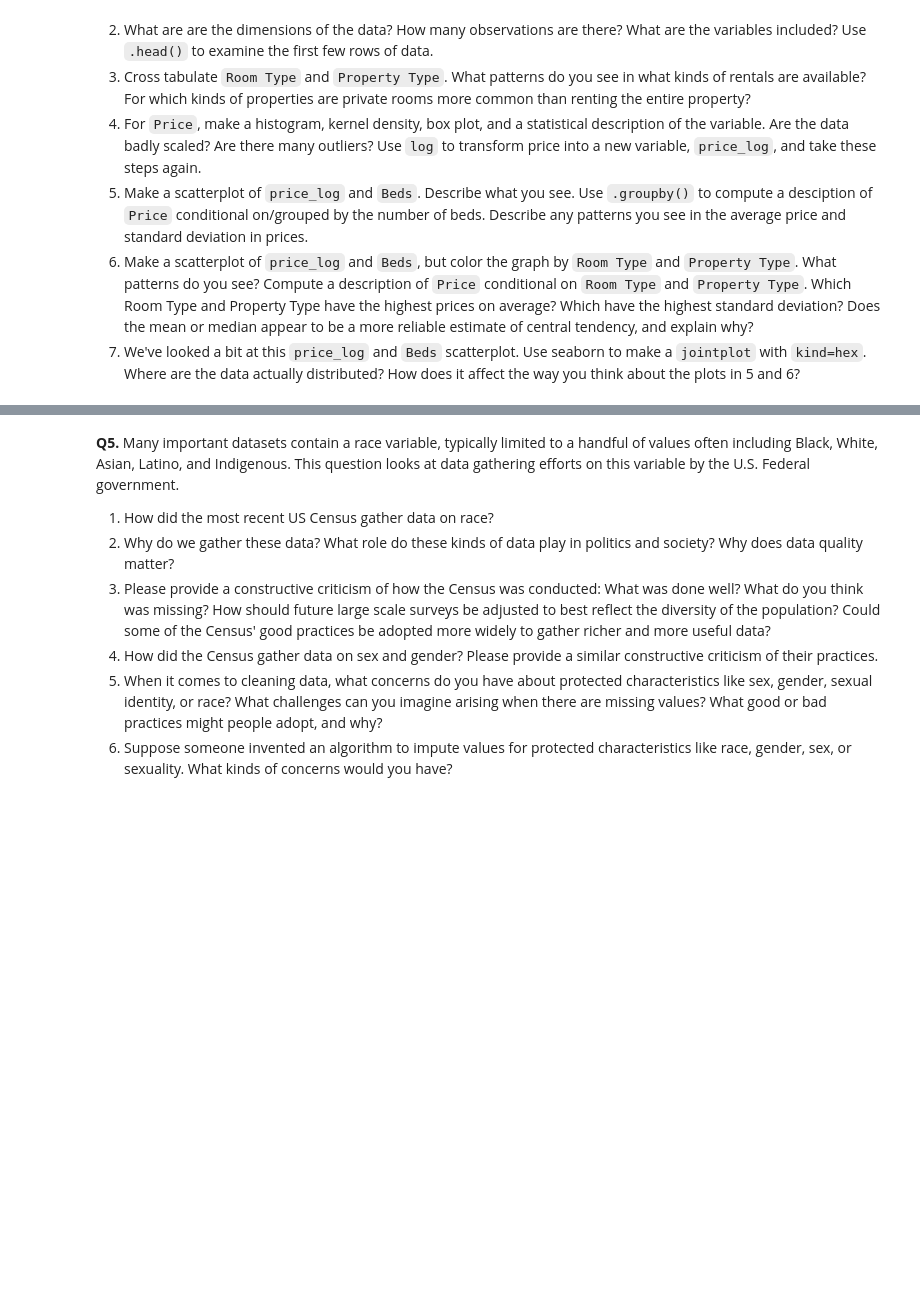
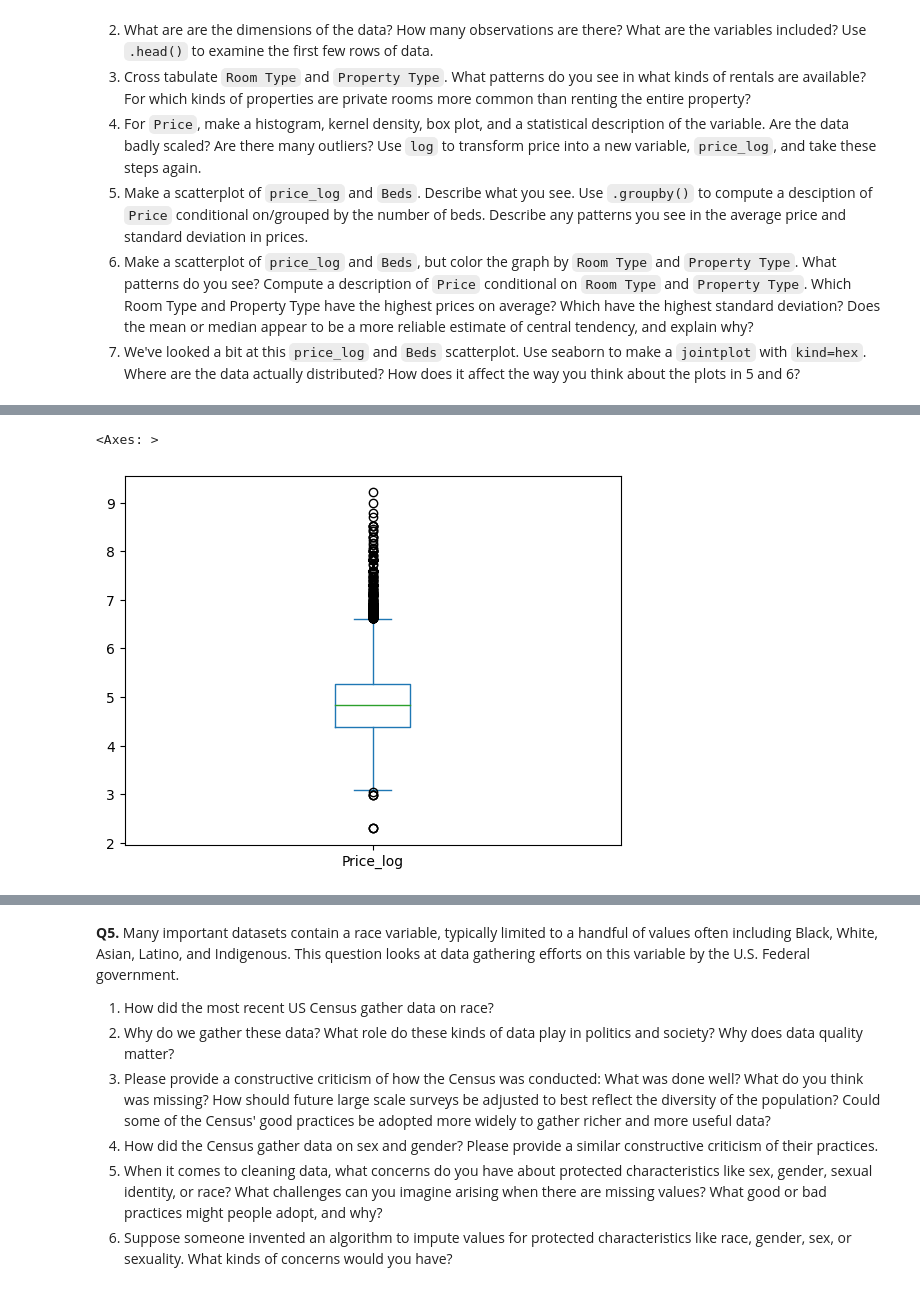
Before and after one commit to wdgstl/assignment2, a Jupyter notebook: WDG_assignment2.ipynb, the cells around one changed output, grey strips where cells are left out. Cells and saved outputs as stored; diff of their text form; code cells hidden in the pictures; blank space fills up the shorter version.

```diff
--- a/WDG_assignment2.ipynb
+++ b/WDG_assignment2.ipynb
@@ -230,0 +257,5 @@ The "relevant" variables for this question are:
+# %%
+airbnb_df['Price_log'].plot.box()
+# %% [output]
+<Axes: >
+[figure, added]
```
Also changed, not shown: parts of 11 cells of this notebook.
